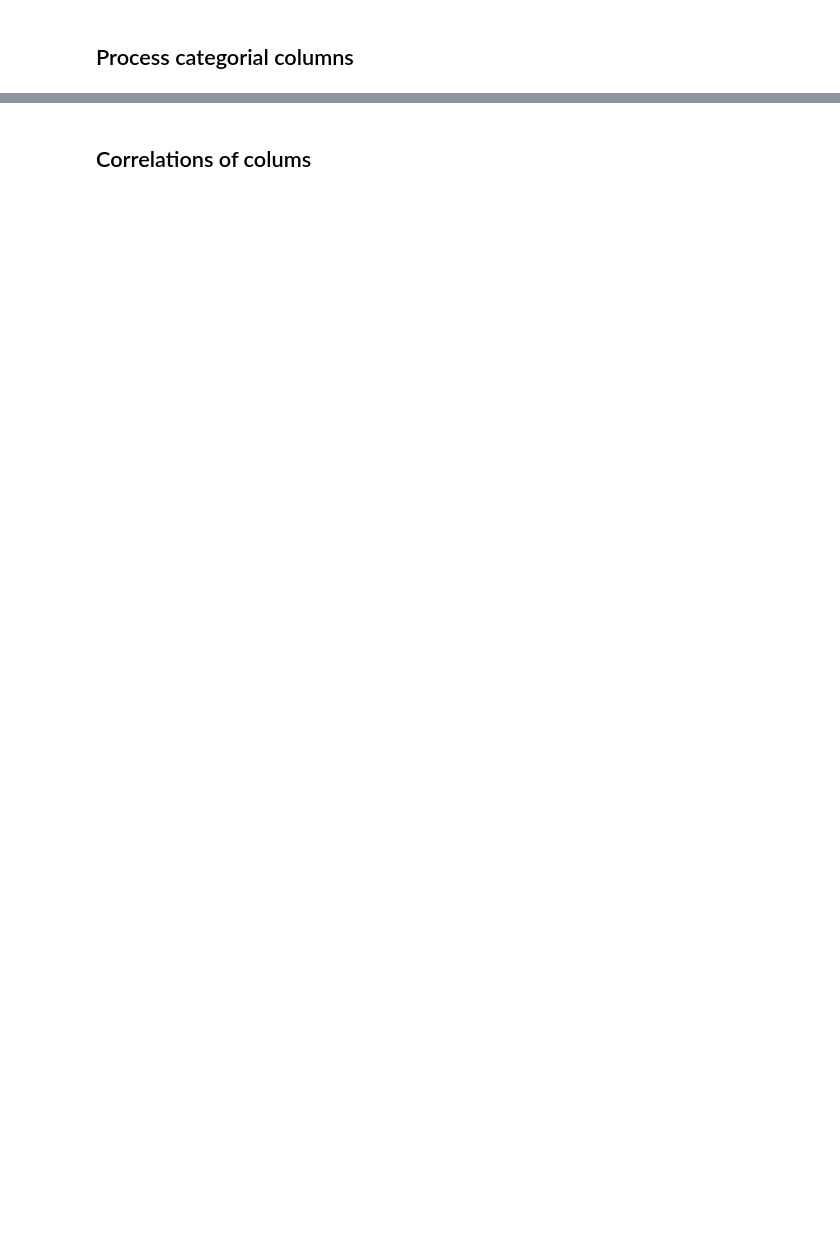
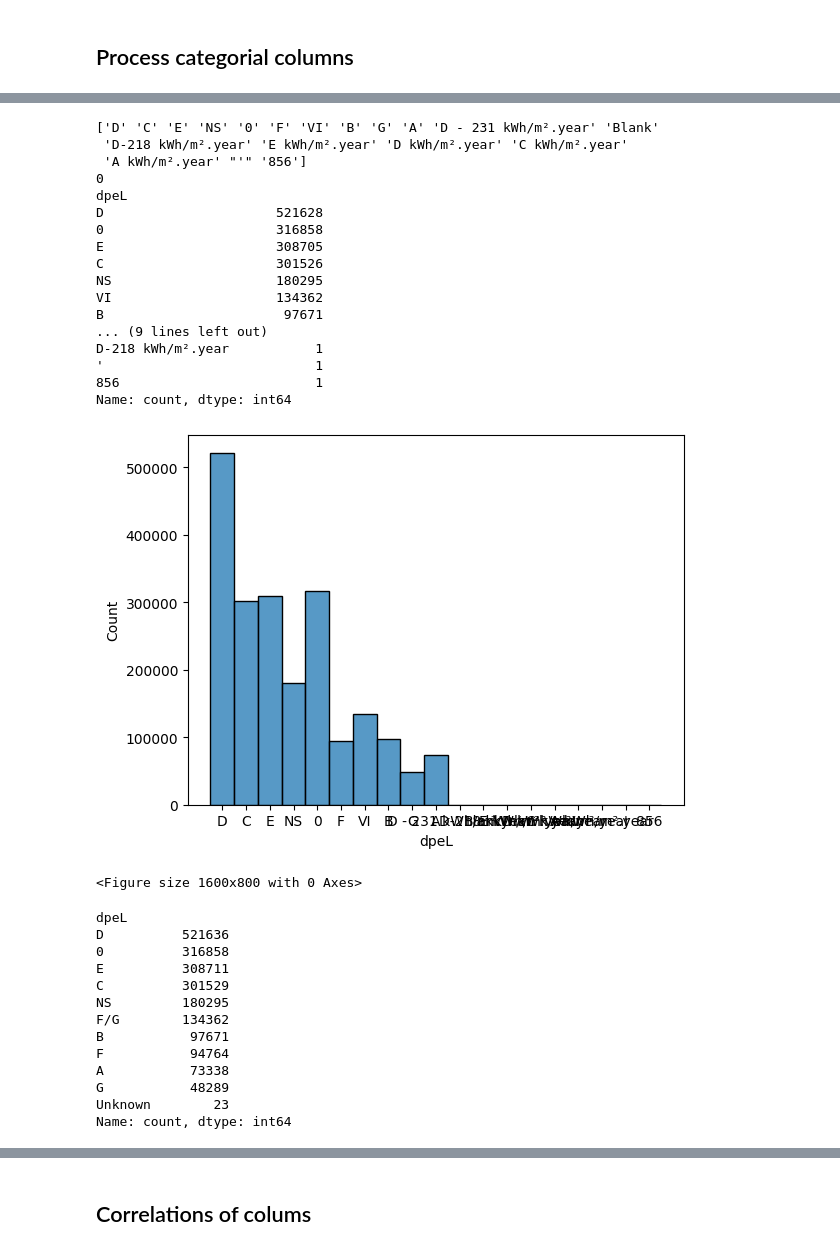
Before and after one commit to Clement2169/immocv, a Jupyter notebook: notebooks/TraitementAppartement-V1.ipynb, the cells around one changed output, grey strips where cells are left out. Saved outputs shown, nothing was run; the diff lists cells and outputs as text; code cells hidden in the pictures; blank space fills up the shorter version.

```diff
--- a/notebooks/TraitementAppartement-V1.ipynb
+++ b/notebooks/TraitementAppartement-V1.ipynb
@@ -449,27 +765,65 @@ for column in columns_categorial:
 # %%
 #  Process dpel
 #  NS means non significative
 # how to take into account dpe zero ?
 print(df["dpeL"].unique())
 print(df["dpeL"].isna().sum())
 print(df["dpeL"].value_counts())
+
+if SmallPlotActive :
+    sns.histplot(df["dpeL"])
+    plt.figure(figsize=(16,8))
+    plt.show()
 
 df["dpeL"] = df["dpeL"].fillna("Unknown")
 
 df["dpeL"] = df["dpeL"].replace(to_replace=["D - 231 kWh/m².year","D-218 kWh/m².year","Blank",'0 kWh/m².year'],value=["D","D","Unknown","0"])
 df["dpeL"] = df["dpeL"].replace(to_replace=["E kWh/m².year","D kWh/m².year","C kWh/m².year","A kWh/m².year","856","'"],value=["E","D","C","A","Unknown","Unknown"])
 
 df["dpeL"] = df["dpeL"].replace(to_replace=["VI"],value=["F/G"])
 print(df["dpeL"].value_counts())
 
 
 df['dpeL_num'] = df['dpeL'].replace(to_replace=dpe_ranking,value = dpe_ranking_num)
 
 df['dpeL'] = pd.Categorical(df['dpeL'], dpe_ranking)
 print(df["dpeL"].value_counts())
 
 if SmallPlotActive :
+    plt.figure(figsize=(10,8))
     sns.histplot(df["dpeL"])
     plt.show()
-    plt.figure(figsize=(10,8))
     sns.histplot(df["dpeL_num"])
+# %% [output]
+['D' 'C' 'E' 'NS' '0' 'F' 'VI' 'B' 'G' 'A' 'D - 231 kWh/m².year' 'Blank'
+ 'D-218 kWh/m².year' 'E kWh/m².year' 'D kWh/m².year' 'C kWh/m².year'
+ 'A kWh/m².year' "'" '856']
+0
+dpeL
+D                      521628
+0                      316858
+E                      308705
+C                      301526
+NS                     180295
+VI                     134362
+B                       97671
+... (9 lines left out)
+D-218 kWh/m².year           1
+'                           1
+856                         1
+Name: count, dtype: int64
+[figure, added]
+<Figure size 1600x800 with 0 Axes>
+dpeL
+D          521636
+0          316858
+E          308711
+C          301529
+NS         180295
+F/G        134362
+B           97671
+F           94764
+A           73338
+G           48289
+Unknown        23
+Name: count, dtype: int64
```
Also changed, not shown: parts of 38 cells of this notebook.
